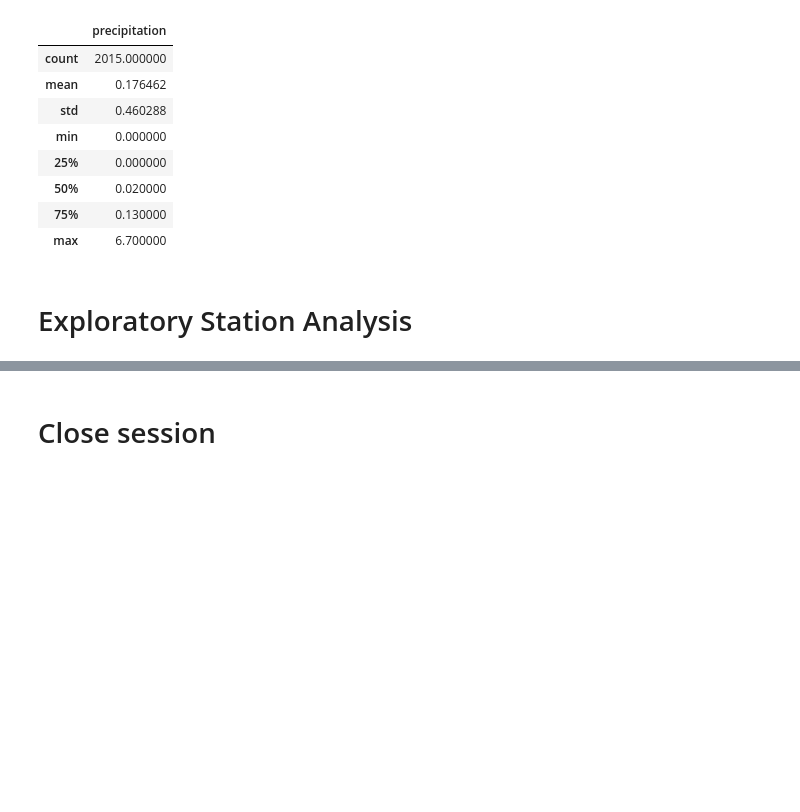
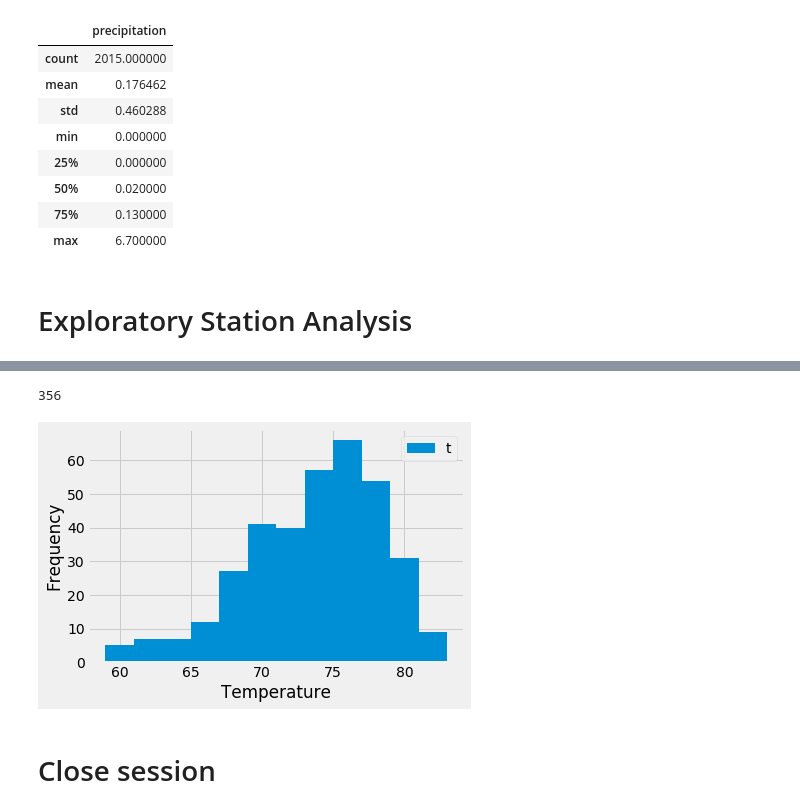
Before and after one commit to angieglass/sqlalchemy-challenge, a Jupyter notebook: climate_starter.ipynb, the cells around one changed output, grey strips where cells are left out. Drawn from its saved outputs; the diff is of its cells as text; code cells hidden in the pictures; blank space fills up the shorter version.

```diff
--- a/climate_starter.ipynb
+++ b/climate_starter.ipynb
@@ -166,0 +201,7 @@ df.describe()
+# %%
+# Using Pandas `read_sql_query` to load a query statement directly into the DataFrame
+stmt = session.query(Measurement).\
+    filter(Measurement.date > "2016-08-18").\
+    filter(Measurement.station == "USC00519281").statement
+df2 = pd.read_sql_query(stmt, session.bind)
+df2.head()
@@ -167,3 +215,16 @@ df.describe()
+# %%
+df2["station"].count()
+# %% [output]
+356
+# %%
+x= df2["tobs"]
+plt.hist(x, bins = 12)
+plt.xlabel("Temperature")
+plt.ylabel("Frequency")
+plt.legend("tobs", loc='upper right')
+plt.show()
+# %% [output]
+[figure, added]
 # %% [markdown]
 # Close session
 # %%
```
Also changed, not shown: parts of 8 cells of this notebook.
